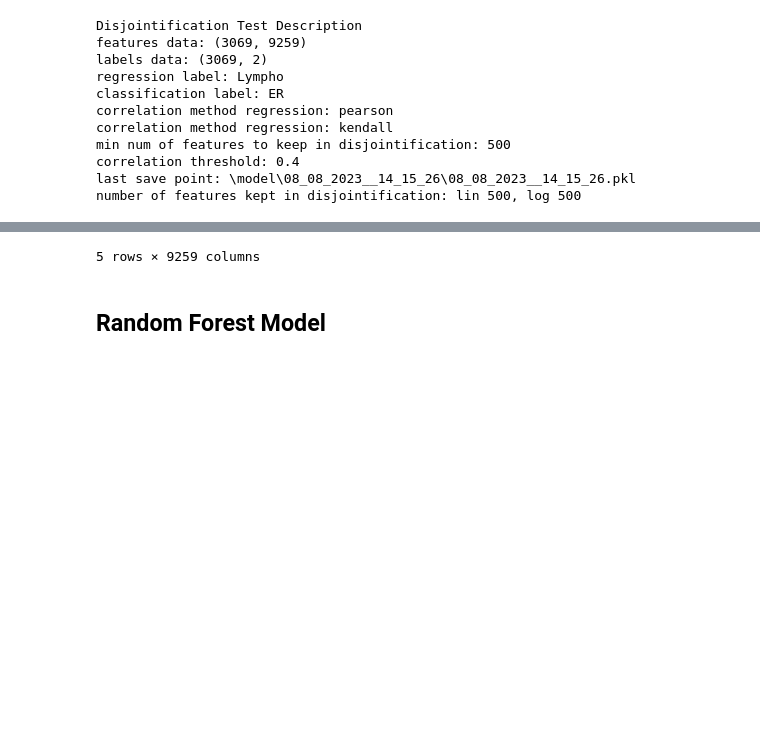
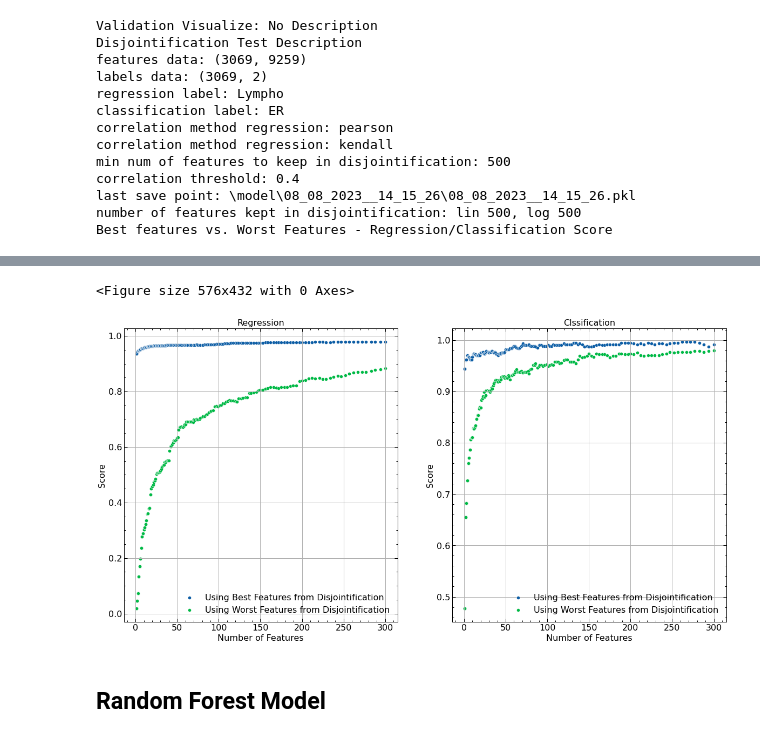
Before and after one commit to Spectral-OD/feature_selection_by_disjointification, a Jupyter notebook: 06_Compare_Models.ipynb, the cells around one changed output, grey strips where cells are left out. Saved outputs shown, nothing was run; the diff lists cells and outputs as text; code cells hidden in the pictures; blank space fills up the shorter version.

Commit message:
Added plots for comparisson with RF

```diff
--- a/06_Compare_Models.ipynb
+++ b/06_Compare_Models.ipynb
@@ -9,9 +10,9 @@ plt.style.use(['science', 'notebook'])
 # %%
 save_point = Path(r"\model\08_08_2023__14_15_26\08_08_2023__14_15_26.pkl") # savepoint with full dataset and correlation threshold 0.4
 disjointification_model = disjointification.from_file(save_point)
-disjointification_model.describe()
-disjointification_model.features_df.head()
+disjointification.validation_visualize_01(save_point)
 # %% [output]
+Validation Visualize: No Description
 Disjointification Test Description
 features data: (3069, 9259)
 labels data: (3069, 2)
@@ -23,3 +24,4 @@ min num of features to keep in disjointification: 500
 correlation threshold: 0.4
 last save point: \model\08_08_2023__14_15_26\08_08_2023__14_15_26.pkl
 number of features kept in disjointification: lin 500, log 500
+Best features vs. Worst Features - Regression/Classification Score
@@ -33,4 +28,5 @@ number of features kept in disjointification: lin 500, log 500
-5 rows × 9259 columns
+<Figure size 576x432 with 0 Axes>
+[figure, added]
 # %% [markdown]
 ## Random Forest Model
 # %%
```
Also changed, not shown: parts of 5 cells of this notebook.
